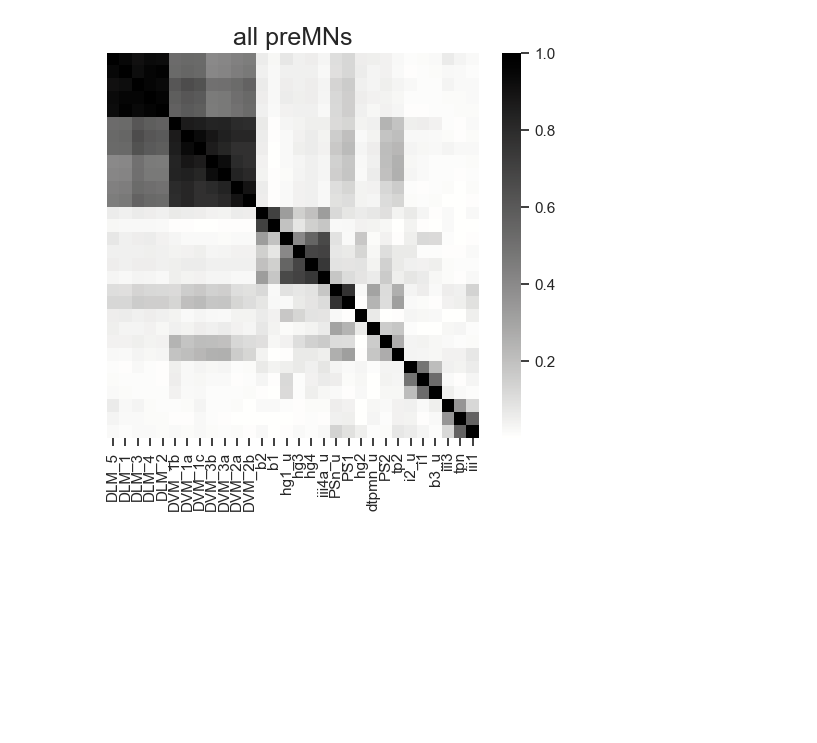
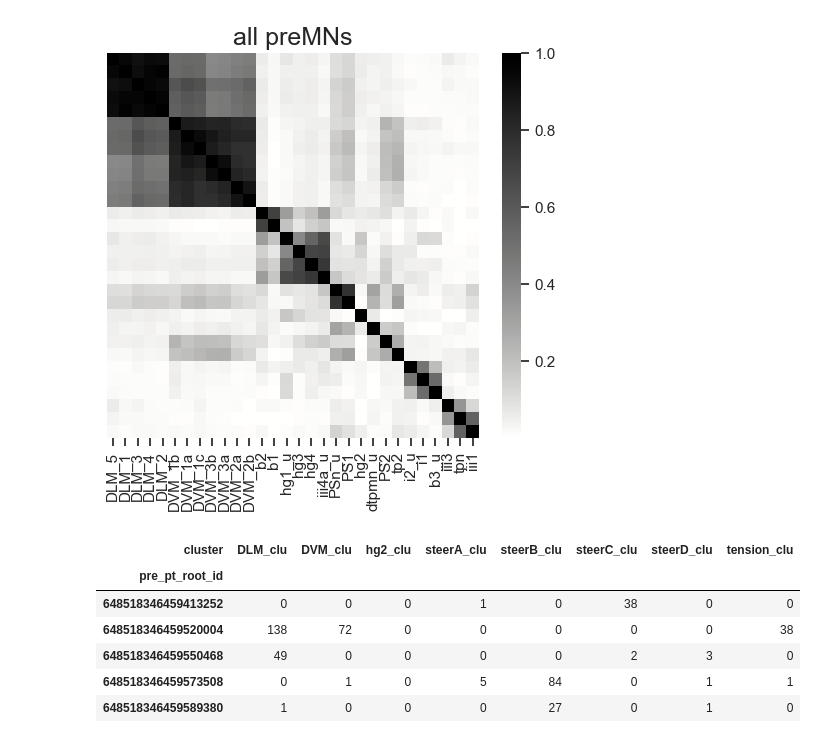
Before and after one commit to tuthill-lab/Lesser_Azevedo_2023, a Jupyter notebook: plot_from_pkl.ipynb, the cells around one changed output. Saved outputs shown, nothing was run; the diff lists cells and outputs as text; code cells hidden in the pictures; blank space fills up the shorter version.

```diff
--- a/plot_from_pkl.ipynb
+++ b/plot_from_pkl.ipynb
@@ -152,7 +153,7 @@ def organize_by_cos_long(map_df):
 
     return reordered_df
 # %%
-syn_df = pd.read_pickle('syanpse_positions_wing_v604.pkl')
+syn_df = pd.read_pickle('pkls/syanpse_positions_wing_v604.pkl')
 syn_df.head()
 # %% [output]
 |  | pre_pt_root_id | post_pt_root_id | pre_pt_position | post_pt_position |
@@ -192,0 +197,13 @@ plt.show()
+# %%
+# motor clusters
+cluster_dict = {
+"DLM_clu" : ['DLM_1','DLM_2','DLM_3','DLM_4','DLM_5'],
+"DVM_clu" : ['DVM_1a','DVM_1b','DVM_1c','DVM_2a','DVM_2b','DVM_3a','DVM_3b'],
+"tension_clu" : ['PS1','PS2','dtpmn_u','tp2'],
+"steerA_clu" : ['tpn','iii1','iii3'],
+"steerB_clu" : ['i2_u','i1','b3_u'],
+"steerC_clu" : ['b2','b1'],
+"hg2_clu" : ['hg2'],
+"steerD_clu" : ['hg1_u','hg3','hg4','iii4a_u']
+}
+flat_dict = {val:key for key, lst in cluster_dict.items() for val in lst}
@@ -192,0 +215,11 @@ plt.show()
+# %%
+adj = pd.crosstab(syn_df.pre_pt_root_id,syn_df.cluster)
+adj.head()
+# %% [output]
+| cluster | DLM_clu | DVM_clu | hg2_clu | steerA_clu | steerB_clu | steerC_clu | steerD_clu | tension_clu |
+| pre_pt_root_id |  |  |  |  |  |  |  |  |
+| 648518346459413252 | 0 | 0 | 0 | 1 | 0 | 38 | 0 | 0 |
+| 648518346459520004 | 138 | 72 | 0 | 0 | 0 | 0 | 0 | 38 |
+| 648518346459550468 | 49 | 0 | 0 | 0 | 0 | 2 | 3 | 0 |
+| 648518346459573508 | 0 | 1 | 0 | 5 | 84 | 0 | 1 | 1 |
+| 648518346459589380 | 1 | 0 | 0 | 0 | 27 | 0 | 1 | 0 |
```
Also changed, not shown: parts of 7 cells of this notebook.
